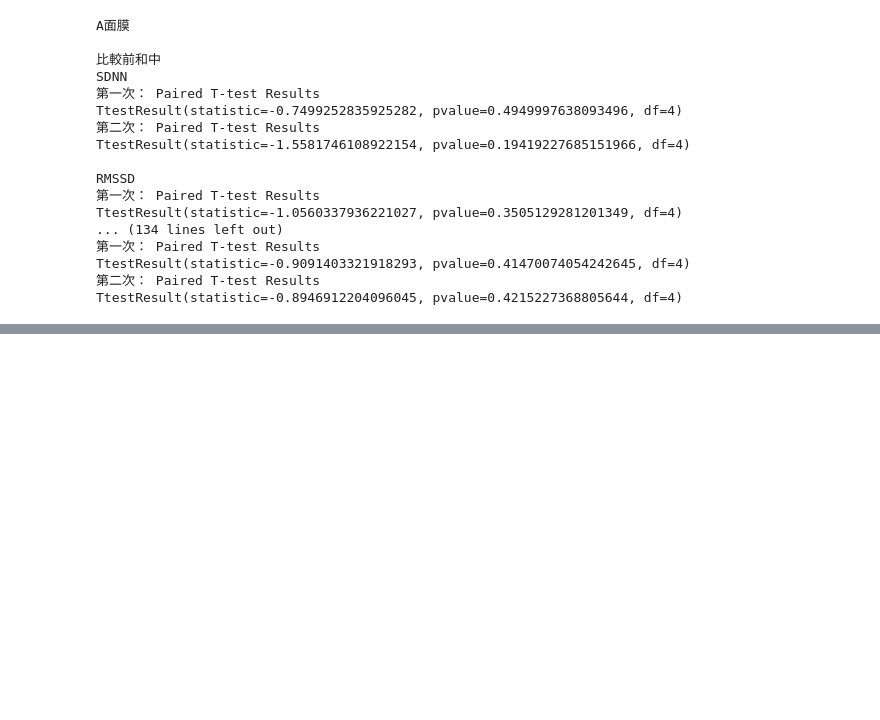
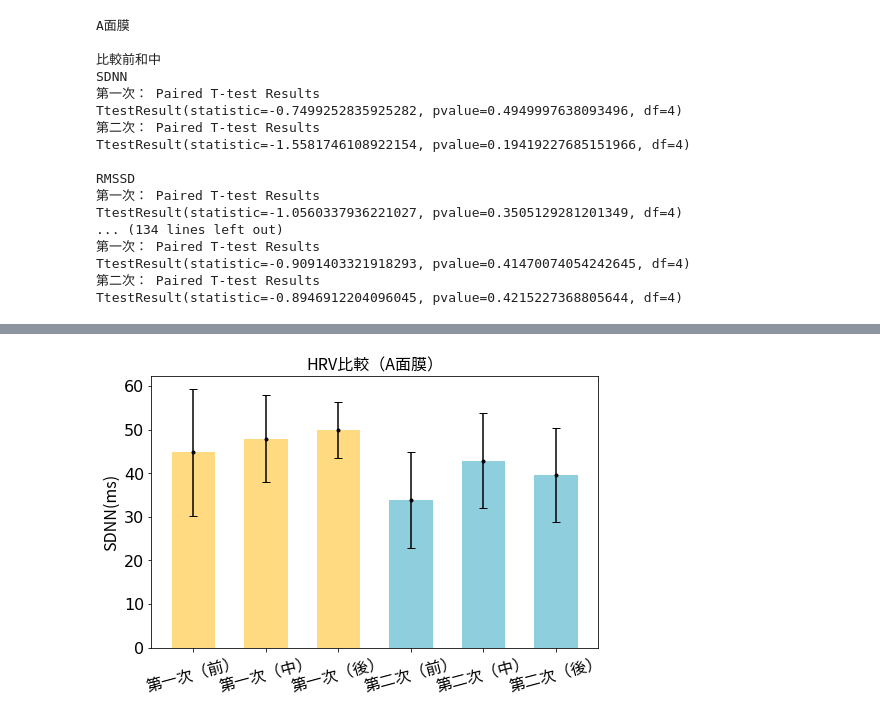
Before and after one commit to jielingl11/Face-Mask-, a Jupyter notebook: analysis.ipynb, the cells around one changed output, grey strips where cells are left out. Saved outputs shown, nothing was run; the diff lists cells and outputs as text; code cells hidden in the pictures; blank space fills up the shorter version.

```diff
--- a/analysis.ipynb
+++ b/analysis.ipynb
@@ -579,0 +607,33 @@ for i in range(4):
+# %%
+def plot_HRV(B1, M1, A1, B2, M2, A2, text, unit):
+    font1 = font(fname= "/Users/jielinglee/Downloads/TaipeiSansTCBeta-Regular.ttf")
+    plt.rcParams['font.size']=16
+
+    objects1=('第一次（前）', '第一次（中）', '第一次（後）')
+    objects2= ('第二次（前）', '第二次（中）', '第二次（後）')
+    y1= [np.mean(B1), np.mean(M1), np.mean(A1)]
+    y2= [np.mean(B2), np.mean(M2), np.mean(A2)]
+
+    y_pos1 = (1, 1.5, 2)
+    y_pos2= (2.5, 3, 3.5)
+
+    yerr1= [np.std(B1), np.std(M1), np.std(A1)]
+    yerr2= [np.std(B2), np.std(M2), np.std(A2)]
+
+    fig, ax = plt.subplots(figsize = (8, 5))
+    ax.set_title('HRV比較（'+text+'面膜）', fontproperties=font1)
+    ax.bar(y_pos1, y1, width = 0.3, align='center', alpha=0.5, color='#FFB703')
+
+    ax.bar(y_pos2, y2, width = 0.3, align='center', alpha=0.5, color='#219EBC')
+    ax.errorbar(y_pos1, y1, yerr=yerr1, fmt=".", color="black", capsize=4)
+    ax.errorbar(y_pos2, y2, yerr=yerr2, fmt=".", color="black", capsize=4)
+    ax.set_ylabel(unit, fontproperties=font1)
+    ax.set_xticks(y_pos1+y_pos2, objects1+objects2, fontproperties=font1, rotation=15)
+
+    plt.savefig("HRV_all" +str(i)+ text+".png")
+    plt.show()
+# %%
+for i in range(8):
+    plot_HRV(A_B1_1[i], A_M1_1[i], A_A1_2[i], A_B2_1[i], A_M2_1[i], A_A2_2[i], 'A', unit[i])
+# %% [output]
+[figure, added]
```
Also changed, not shown: parts of 12 cells of this notebook.
